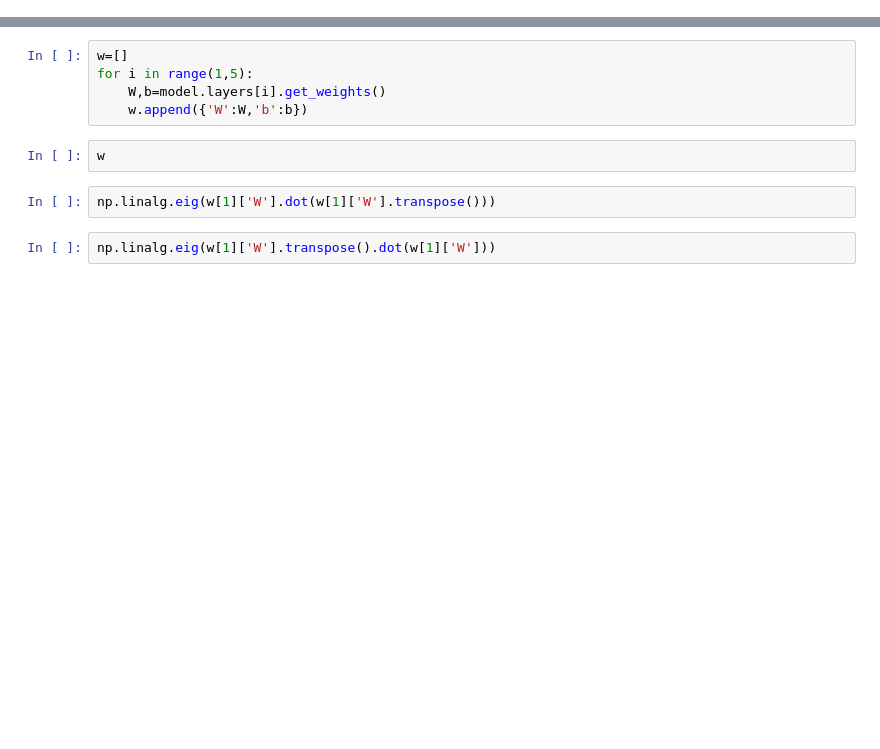
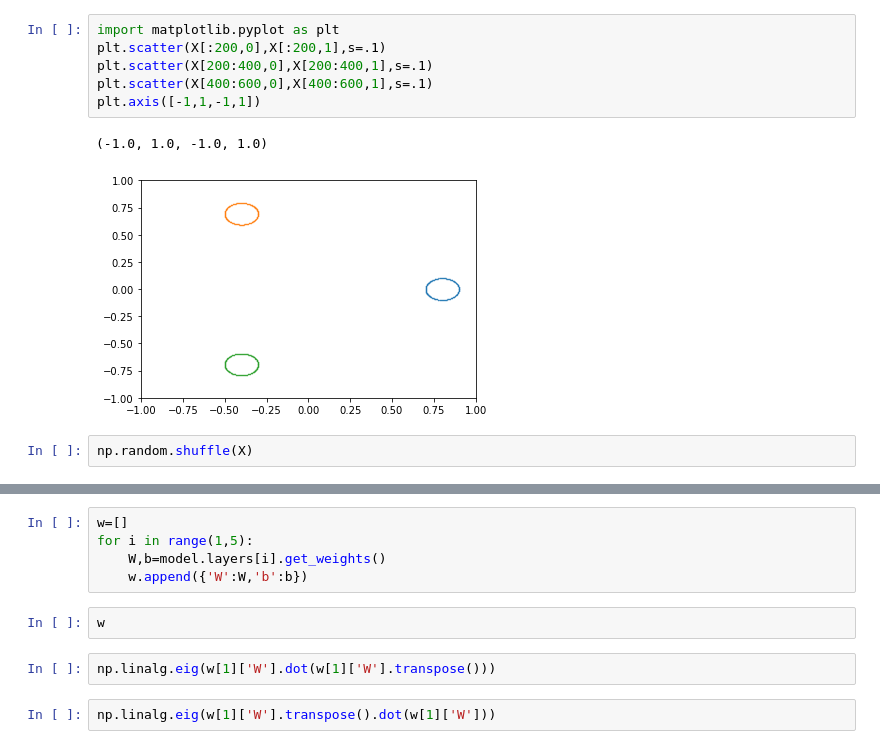
Before and after one commit to rlc-ai/phd, a Jupyter notebook: code/Encoder.ipynb, the cells around one changed output, grey strips where cells are left out. Saved outputs shown, nothing was run; the diff lists cells and outputs as text; blank space fills up the shorter version.

```diff
--- a/code/Encoder.ipynb
+++ b/code/Encoder.ipynb
@@ -15,0 +35,11 @@ ModuleNotFoundError: No module named 'sklearn'
+# %%
+import matplotlib.pyplot as plt
+plt.scatter(X[:200,0],X[:200,1],s=.1)
+plt.scatter(X[200:400,0],X[200:400,1],s=.1)
+plt.scatter(X[400:600,0],X[400:600,1],s=.1)
+plt.axis([-1,1,-1,1])
+# %% [output]
+(-1.0, 1.0, -1.0, 1.0)
+[figure, added]
+# %%
+np.random.shuffle(X)
```
Also changed, not shown: parts of 63 cells of this notebook, 4 other files.
